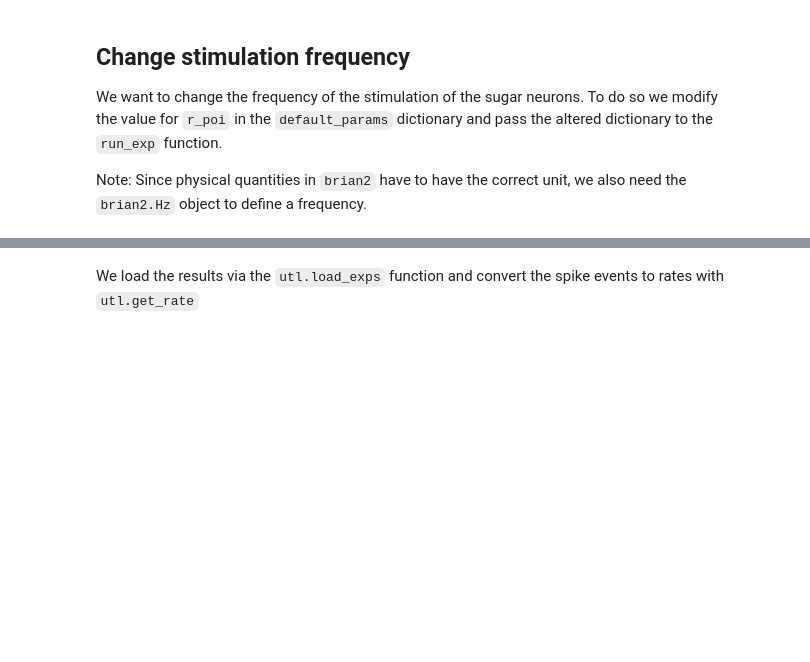
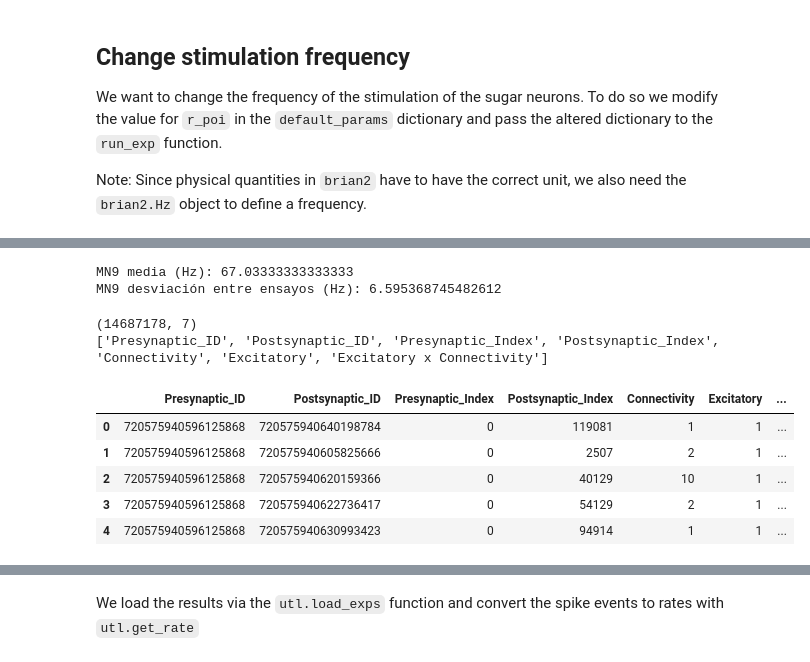
Before and after one commit to lxmfran/bugs_in_the_fly, a Jupyter notebook: shiu_simulator.ipynb, the cells around one changed output, grey strips where cells are left out. Saved outputs shown, nothing was run; the diff lists cells and outputs as text; code cells hidden in the pictures; blank space fills up the shorter version.

```diff
--- a/shiu_simulator.ipynb
+++ b/shiu_simulator.ipynb
@@ -131,0 +167,26 @@ run_exp(exp_name='sugarR_100Hz', neu_exc=neu_sugar, params=params, **config)
+# %%
+df_spike = utl.load_exps(['./results/example/sugarR_100Hz.parquet'])
+df_rate, df_rate_std = utl.get_rate(df_spike, t_run=params['t_run'], n_run=params['n_run'], flyid2name=flyid2name)
+
+id_mn9 = 720575940660219265
+print("MN9 media (Hz):", df_rate.loc[id_mn9, "sugarR_100Hz"])
+print("MN9 desviación entre ensayos (Hz):", df_rate_std.loc[id_mn9, "sugarR_100Hz"])
+# %% [output]
+MN9 media (Hz): 67.03333333333333
+MN9 desviación entre ensayos (Hz): 6.595368745482612
+# %%
+import pandas as pd
+
+df_con = pd.read_parquet(config['path_con'])
+print(df_con.shape)
+print(df_con.columns.tolist())
+df_con.head()
+# %% [output]
+(14687178, 7)
+['Presynaptic_ID', 'Postsynaptic_ID', 'Presynaptic_Index', 'Postsynaptic_Index', 'Connectivity', 'Excitatory', 'Excitatory x Connectivity']
+|  | Presynaptic_ID | Postsynaptic_ID | Presynaptic_Index | Postsynaptic_Index | Connectivity | Excitatory | ... |
+| 0 | 720575940596125868 | 720575940640198784 | 0 | 119081 | 1 | 1 | ... |
+| 1 | 720575940596125868 | 720575940605825666 | 0 | 2507 | 2 | 1 | ... |
+| 2 | 720575940596125868 | 720575940620159366 | 0 | 40129 | 10 | 1 | ... |
+| 3 | 720575940596125868 | 720575940622736417 | 0 | 54129 | 2 | 1 | ... |
+| 4 | 720575940596125868 | 720575940630993423 | 0 | 94914 | 1 | 1 | ... |
```
Also changed, not shown: parts of 9 cells of this notebook.
